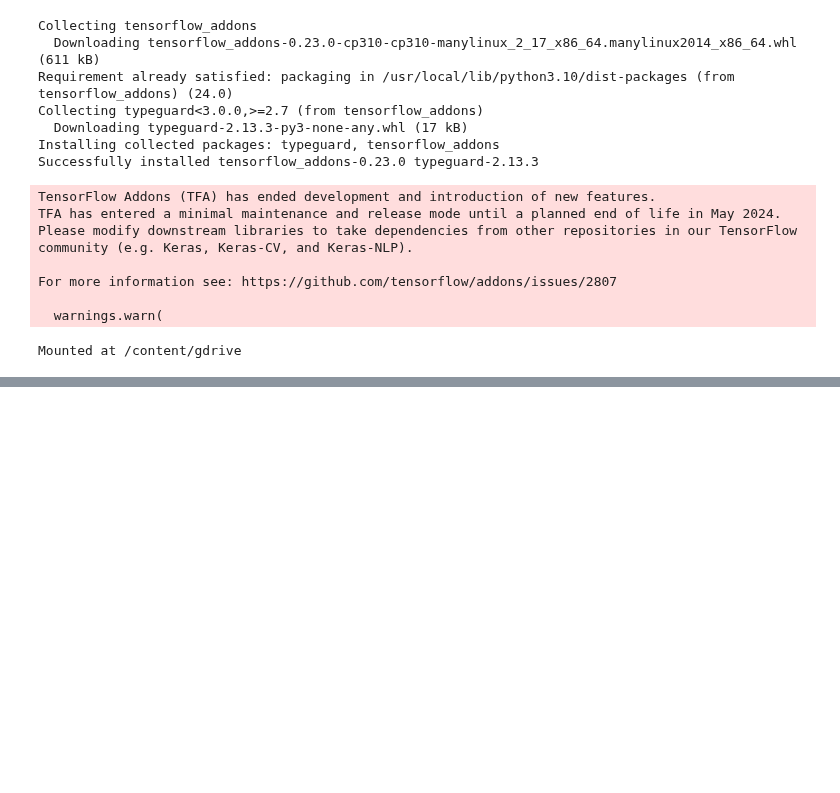
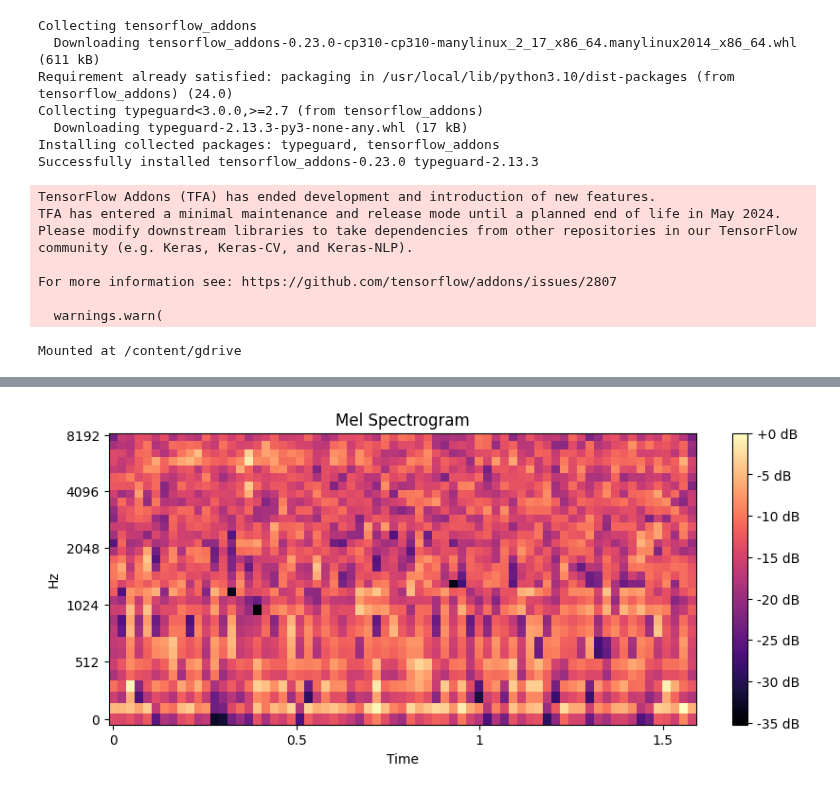
Before and after one commit to 288756/VisArtificial, a Jupyter notebook: Aprofundo.ipynb, the cells around one changed output, grey strips where cells are left out. Drawn from its saved outputs; the diff is of its cells as text; code cells hidden in the pictures; blank space fills up the shorter version.

```diff
--- a/Aprofundo.ipynb
+++ b/Aprofundo.ipynb
@@ -71,0 +144,45 @@ class_info
+# %%
+label_encoder = LabelEncoder()
+dftrain['class'] = label_encoder.fit_transform(dftrain['class'])
+
+import librosa
+import librosa.display
+import matplotlib.pyplot as plt
+import os
+
+def generate_spectrograms(dataframe, audio_dir, n_fft=256, hop_length=128, n_mels=32, fmax=8000):
+    spectrograms = []
+
+    for index, row in dataframe.iterrows():
+        audio_file = os.path.join(audio_dir, row['filename'])
+        start_time = row['start']
+        end_time = row['end']
+
+        # Cargar el archivo de audio
+        y, sr = librosa.load(audio_file, sr=None, offset=start_time, duration=end_time - start_time)
+
+        # Calcular el espectrograma
+        spectrogram = librosa.feature.melspectrogram(y=y, sr=sr, n_fft=n_fft, hop_length=hop_length, n_mels=n_mels, fmax=fmax)
+
+        # Agregar el espectrograma a la lista junto con la clase y otra información relevante
+        spectrograms.append((spectrogram, row['class'], start_time, end_time))
+
+    return spectrograms
+
+# Generar espectrogramas
+spectrograms = generate_spectrograms(dftrain, audiostrain_dir, n_fft=256, hop_length=128)
+# %%
+import librosa.display
+import matplotlib.pyplot as plt
+
+# Seleccionar un espectrograma de la lista (por ejemplo, el primero)
+example_spectrogram = spectrograms[0][0]
+
+# Mostrar el espectrograma
+plt.figure(figsize=(10, 4))
+librosa.display.specshow(librosa.power_to_db(example_spectrogram, ref=np.max), y_axis='mel', fmax=8000, x_axis='time')
+plt.colorbar(format='%+2.0f dB')
+plt.title('Mel Spectrogram')
+plt.show()
+# %% [output]
+[figure, added]
```
Also changed, not shown: parts of 6 cells of this notebook.
